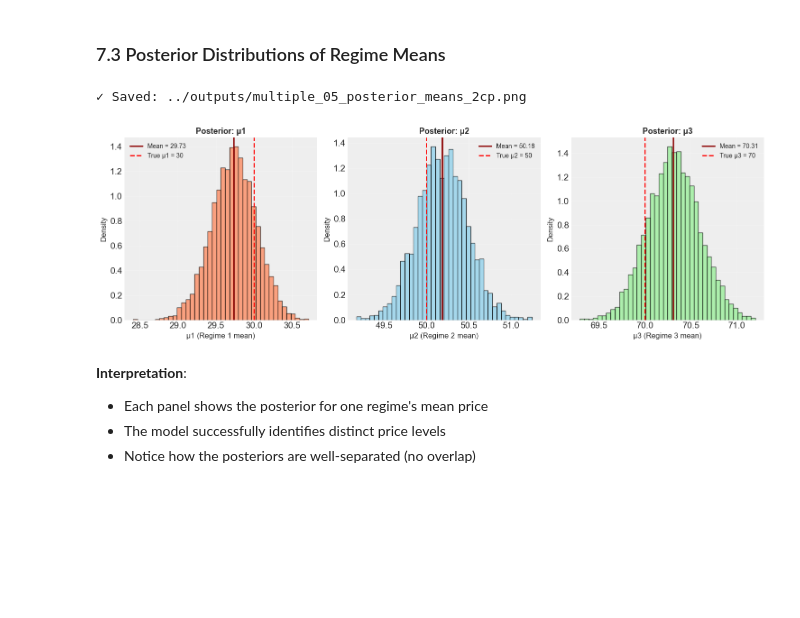
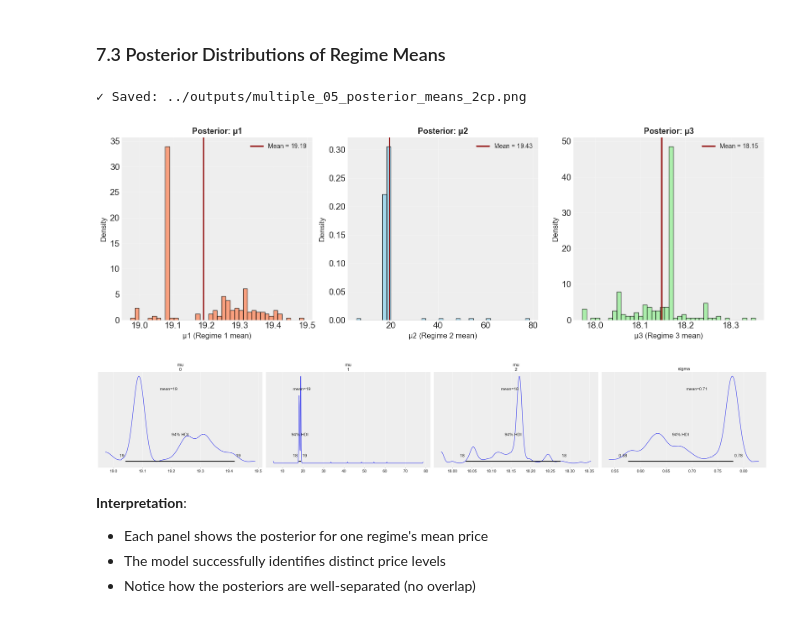
Before and after one commit to Ebenezer777/Change-Point-Analysis-and-Statistical-Modeling-of-Time-Series-Data, a Jupyter notebook: notebooks/02_multiple_changepoints.ipynb, the cells around one changed output. Cells and saved outputs as stored; diff of their text form; code cells hidden in the pictures; blank space fills up the shorter version.

```diff
--- a/notebooks/02_multiple_changepoints.ipynb
+++ b/notebooks/02_multiple_changepoints.ipynb
@@ -151,3 +189,6 @@ plot_price_with_multiple_changepoints(
+# %%
+prices_df = prices_df.iloc[::10]
+prices = prices_df['price'].values
 # %% [markdown]
 **Observation**: Notice how the price series has distinct regimes. Each change point marks a transition to a new price level.
 # %% [markdown]
@@ -266,15 +304,14 @@ Model structure:
 
 We use more tuning steps to ensure convergence.
 # %%
-print("Starting MCMC sampling...")
-print("This may take several minutes. Please be patient.\n")
+print("Starting MCMC sampling... (shortened for speed)\n")
 
 with multiple_changepoint_model:
     trace = pm.sample(
-        draws=1000,
-        tune=1500,
-        chains=4,
-        target_accept=0.95,
+        draws=100,
+        tune=200,
+        chains=2,
+        target_accept=0.9,
         random_seed=42,
         return_inferencedata=True
     )
@@ -431,20 +466,25 @@ plot_posterior_tau_multiple(
 # %% [markdown]
 ### 7.3 Posterior Distributions of Regime Means
 # %%
-if n_changepoints == 2:
-    mu_true_list = [30, 50, 70]
-elif n_changepoints == 3:
-    mu_true_list = [25, 45, 65, 50]
+# if n_changepoints == 2:
+#     mu_true_list = [30, 50, 70]
+# elif n_changepoints == 3:
+#     mu_true_list = [25, 45, 65, 50]
 
 plot_posterior_means_multiple(
     trace,
     n_regimes=n_regimes,
-    mu_true_list=mu_true_list,
+    # mu_true_list=mu_true_list,
     output_path=f'../outputs/multiple_05_posterior_means_{n_changepoints}cp.png'
 )
 # %% [output]
 ✓ Saved: ../outputs/multiple_05_posterior_means_2cp.png
-[figure, old version]
+[figure, new version]
+# %%
+az.plot_posterior(trace, var_names=['mu', 'sigma'], hdi_prob=0.94)
+plt.show()
+# %% [output]
+[figure, added]
 # %% [markdown]
 **Interpretation**:
 - Each panel shows the posterior for one regime's mean price
```
Also changed, not shown: parts of 24 cells of this notebook, 25 other files.
